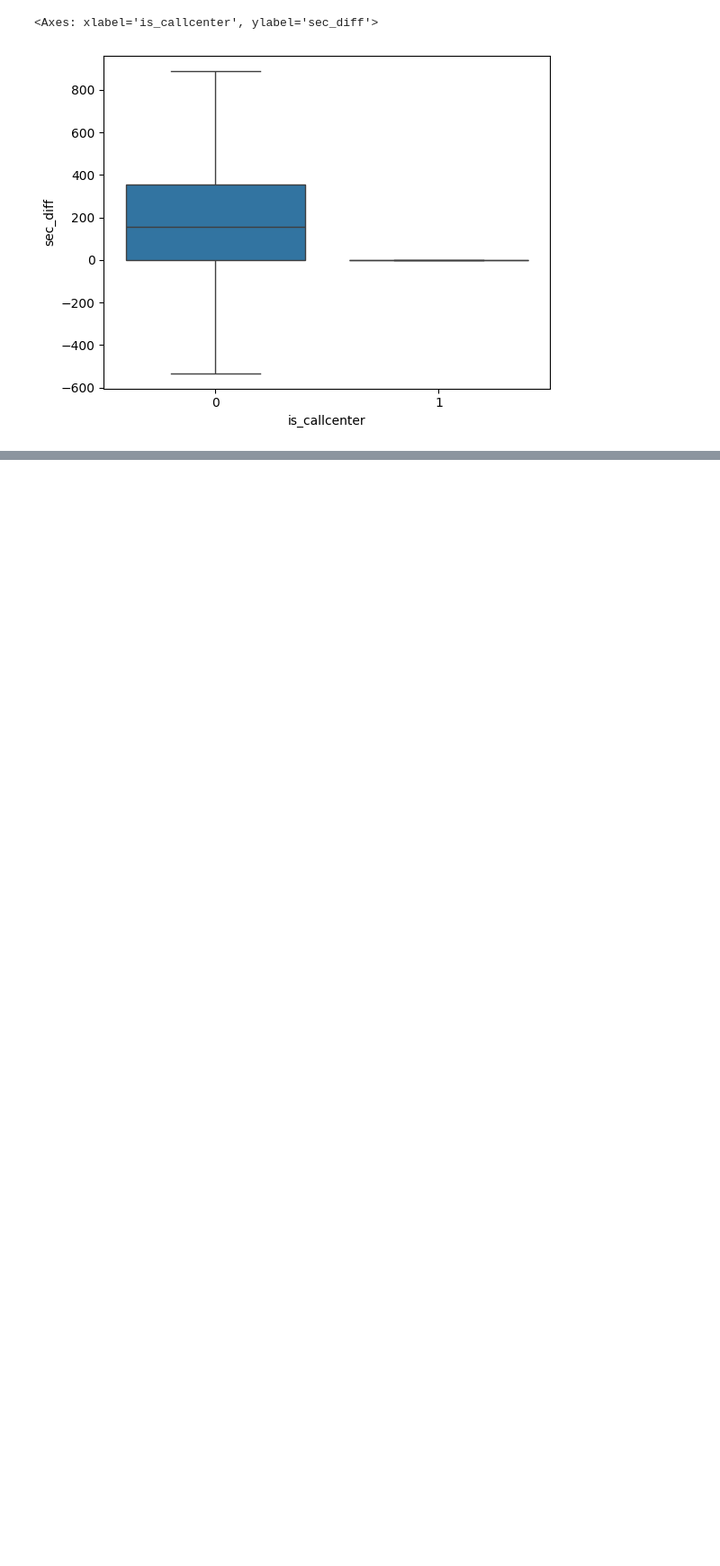
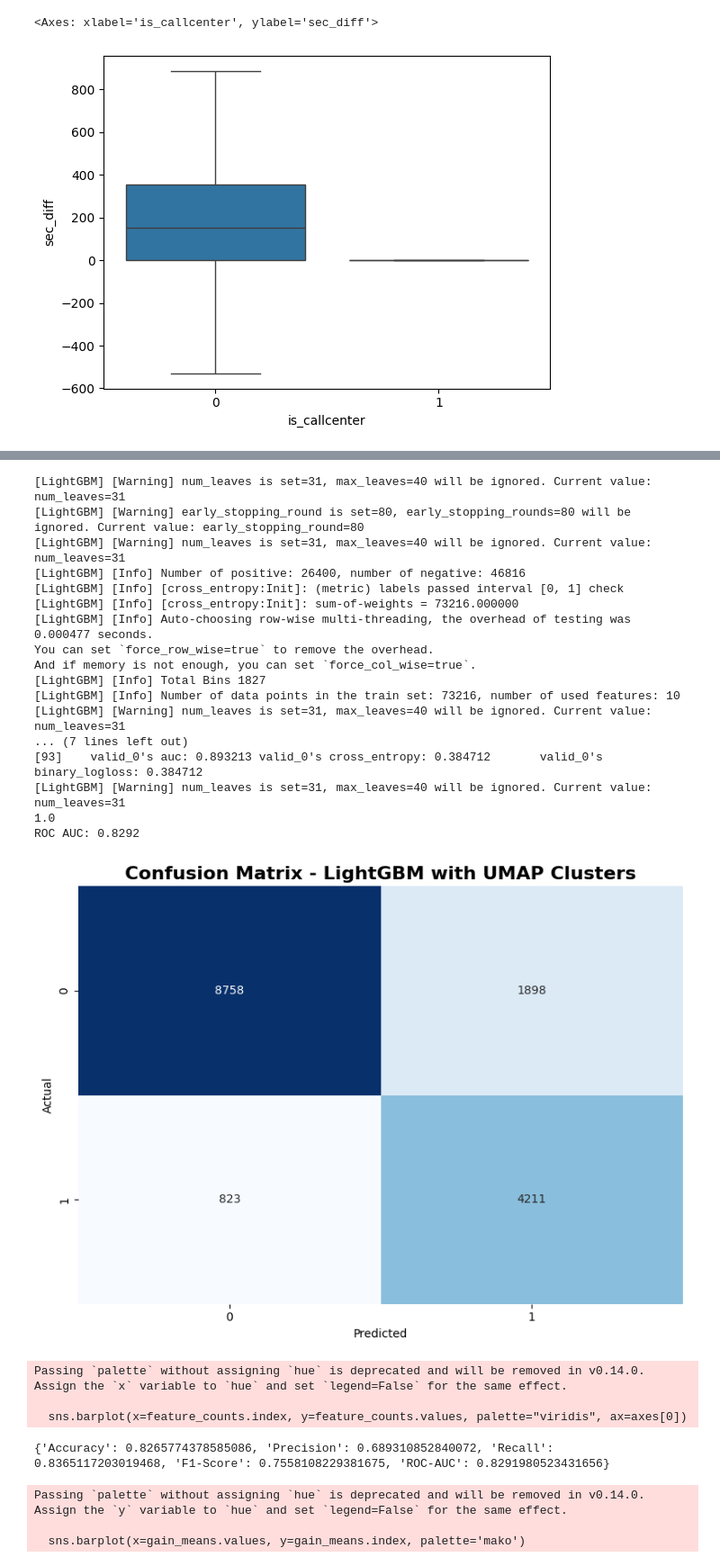
Before and after one commit to ArmJav/callcentermodel, a Jupyter notebook: prepocessing_fit.ipynb, the cells around one changed output, grey strips where cells are left out. Shown: that part at 90% size. Saved outputs shown, nothing was run; the diff lists cells and outputs as text; code cells hidden in the pictures; blank space fills up the shorter version.

```diff
--- a/prepocessing_fit.ipynb
+++ b/prepocessing_fit.ipynb
@@ -313,0 +415,32 @@ train_df[features]
+# %%
+
+features = session_agg.columns
+model_lgbm = lightgbm_train_model(train_df, val_df, test_df, features, params_lgbm)
+tree_df = model_lgbm.booster_.trees_to_dataframe()
+visualize_tree_splits(tree_df, title='LightGBM Baseline Model')
+# %% [output]
+[LightGBM] [Warning] num_leaves is set=31, max_leaves=40 will be ignored. Current value: num_leaves=31
+[LightGBM] [Warning] early_stopping_round is set=80, early_stopping_rounds=80 will be ignored. Current value: early_stopping_round=80
+[LightGBM] [Warning] num_leaves is set=31, max_leaves=40 will be ignored. Current value: num_leaves=31
+[LightGBM] [Info] Number of positive: 26400, number of negative: 46816
+[LightGBM] [Info] [cross_entropy:Init]: (metric) labels passed interval [0, 1] check
+[LightGBM] [Info] [cross_entropy:Init]: sum-of-weights = 73216.000000
+[LightGBM] [Info] Auto-choosing row-wise multi-threading, the overhead of testing was 0.000477 seconds.
+You can set `force_row_wise=true` to remove the overhead.
+And if memory is not enough, you can set `force_col_wise=true`.
+[LightGBM] [Info] Total Bins 1827
+[LightGBM] [Info] Number of data points in the train set: 73216, number of used features: 10
+[LightGBM] [Warning] num_leaves is set=31, max_leaves=40 will be ignored. Current value: num_leaves=31
+... (7 lines left out)
+[93]    valid_0's auc: 0.893213 valid_0's cross_entropy: 0.384712       valid_0's binary_logloss: 0.384712
+[LightGBM] [Warning] num_leaves is set=31, max_leaves=40 will be ignored. Current value: num_leaves=31
+1.0
+ROC AUC: 0.8292
+[figure, added]
+Passing `palette` without assigning `hue` is deprecated and will be removed in v0.14.0. Assign the `x` variable to `hue` and set `legend=False` for the same effect.
+
+  sns.barplot(x=feature_counts.index, y=feature_counts.values, palette="viridis", ax=axes[0])
+{'Accuracy': 0.8265774378585086, 'Precision': 0.689310852840072, 'Recall': 0.8365117203019468, 'F1-Score': 0.7558108229381675, 'ROC-AUC': 0.8291980523431656}
+Passing `palette` without assigning `hue` is deprecated and will be removed in v0.14.0. Assign the `y` variable to `hue` and set `legend=False` for the same effect.
+
+  sns.barplot(x=gain_means.values, y=gain_means.index, palette='mako')
```
Also changed, not shown: parts of 18 cells of this notebook, 1 other file.
